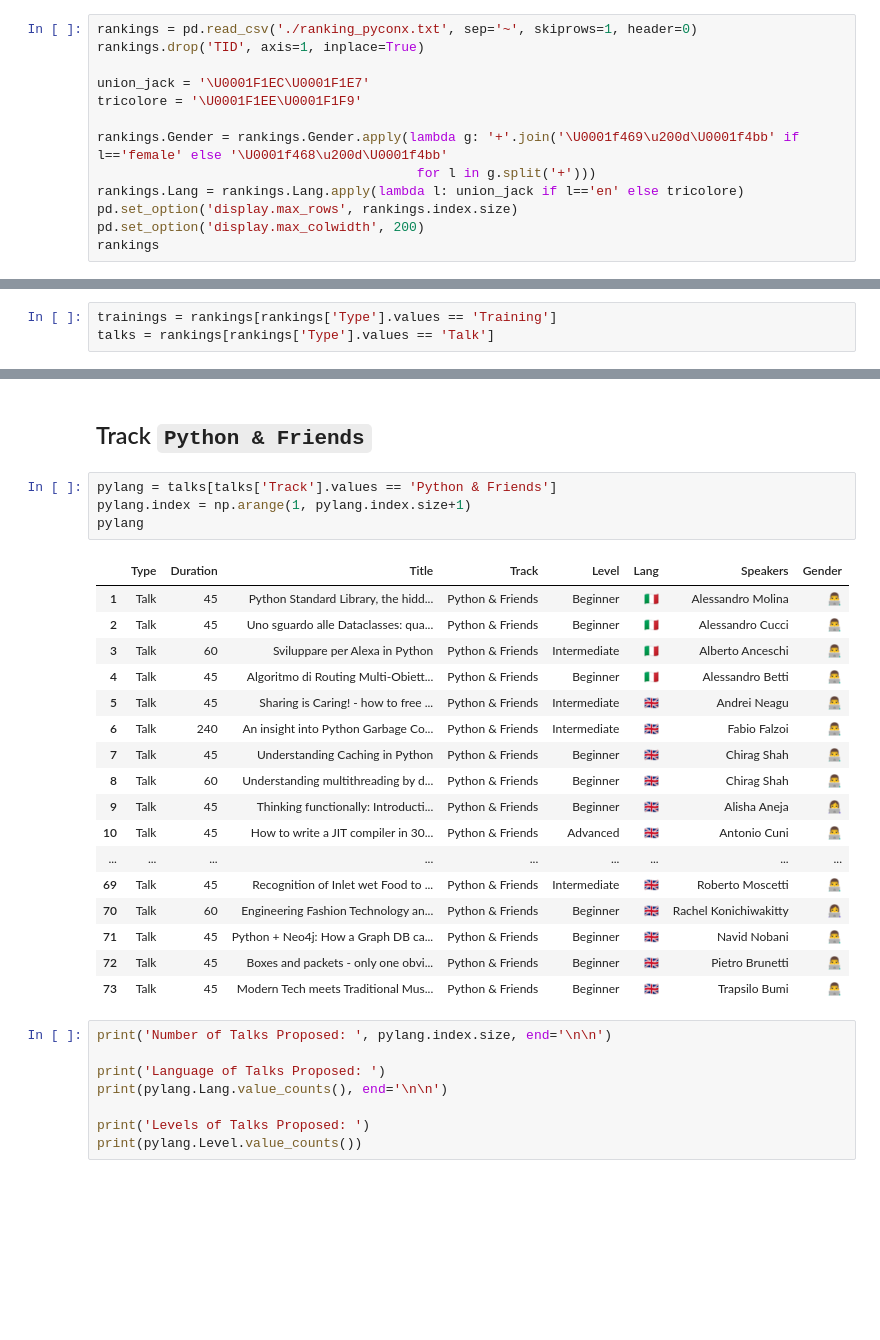
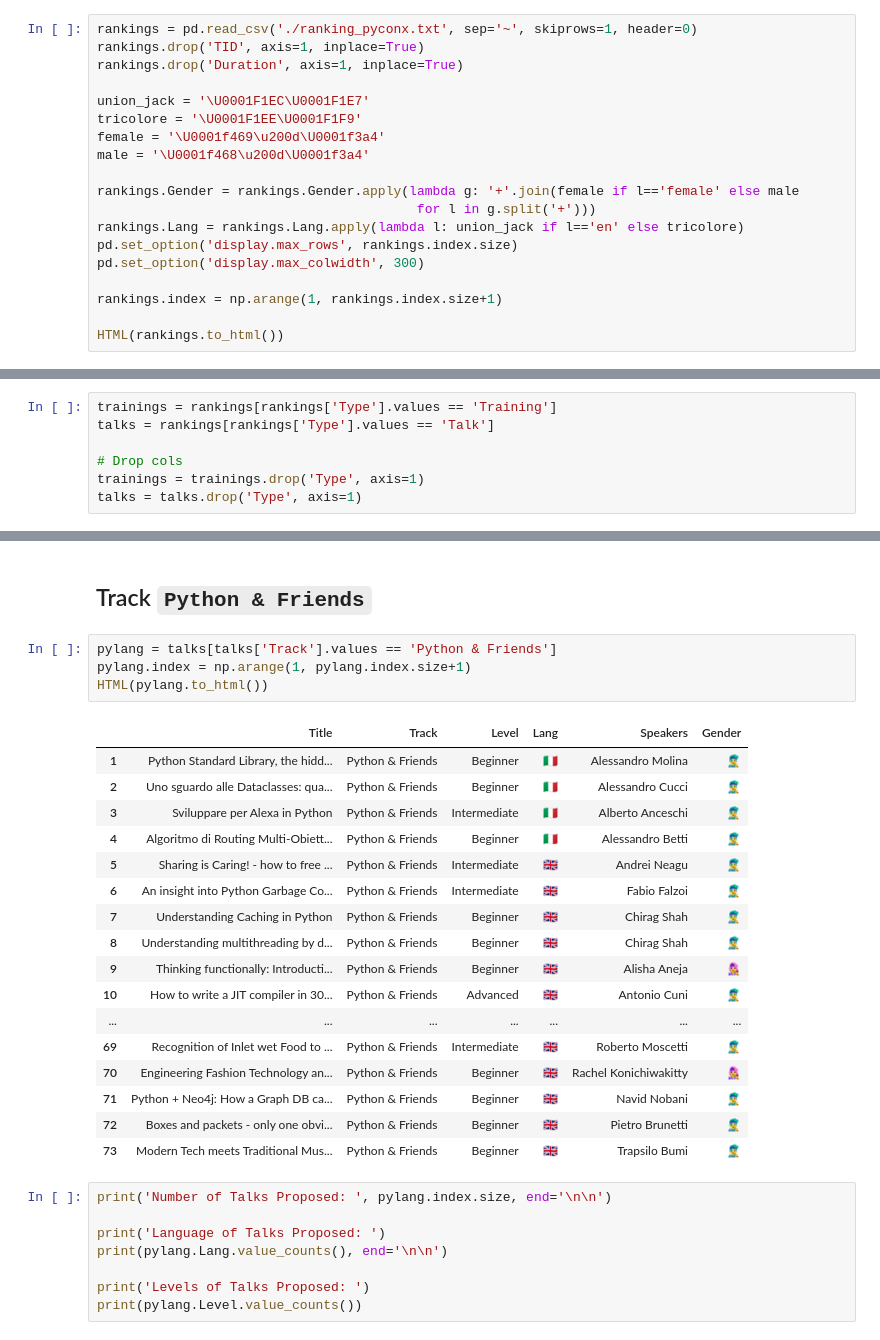
Before and after one commit to leriomaggio/pyconit-community-voting, a Jupyter notebook: Conference Talks Rankings.ipynb, the cells around one changed output, grey strips where cells are left out. Saved outputs shown, nothing was run; the diff lists cells and outputs as text; blank space fills up the shorter version.

```diff
--- a/Conference Talks Rankings.ipynb
+++ b/Conference Talks Rankings.ipynb
@@ -13,14 +14,20 @@ import numpy as np
 # %%
 rankings = pd.read_csv('./ranking_pyconx.txt', sep='~', skiprows=1, header=0)
 rankings.drop('TID', axis=1, inplace=True)
+rankings.drop('Duration', axis=1, inplace=True)
 
 union_jack = '\U0001F1EC\U0001F1E7'
 tricolore = '\U0001F1EE\U0001F1F9'
+female = '\U0001f469\u200d\U0001f3a4'
+male = '\U0001f468\u200d\U0001f3a4'
 
-rankings.Gender = rankings.Gender.apply(lambda g: '+'.join('\U0001f469\u200d\U0001f4bb' if l=='female' else '\U0001f468\u200d\U0001f4bb'
+rankings.Gender = rankings.Gender.apply(lambda g: '+'.join(female if l=='female' else male
                                          for l in g.split('+')))
 rankings.Lang = rankings.Lang.apply(lambda l: union_jack if l=='en' else tricolore)
 pd.set_option('display.max_rows', rankings.index.size)
-pd.set_option('display.max_colwidth', 200)
-rankings
+pd.set_option('display.max_colwidth', 300)
+
+rankings.index = np.arange(1, rankings.index.size+1)
+
+HTML(rankings.to_html())
 # %% [output]
@@ -44,6 +51,10 @@ rankings
 # %%
 trainings = rankings[rankings['Type'].values == 'Training']
 talks = rankings[rankings['Type'].values == 'Talk']
+
+# Drop cols
+trainings = trainings.drop('Type', axis=1)
+talks = talks.drop('Type', axis=1)
 # %% [markdown]
 <a name="stats"></a>
 # Stats
@@ -173,25 +185,25 @@ Name: Level, dtype: int64
 # %%
 pylang = talks[talks['Track'].values == 'Python & Friends']
 pylang.index = np.arange(1, pylang.index.size+1)
-pylang
+HTML(pylang.to_html())
 # %% [output]
-|  | Type | Duration | Title | Track | Level | Lang | Speakers | Gender |
-| 1 | Talk | 45 | Python Standard Library, the hidd... | Python & Friends | Beginner | 🇮🇹 | Alessandro Molina | 👨‍💻 |
-| 2 | Talk | 45 | Uno sguardo alle Dataclasses: qua... | Python & Friends | Beginner | 🇮🇹 | Alessandro Cucci | 👨‍💻 |
-| 3 | Talk | 60 | Sviluppare per Alexa in Python | Python & Friends | Intermediate | 🇮🇹 | Alberto Anceschi | 👨‍💻 |
-| 4 | Talk | 45 | Algoritmo di Routing Multi-Obiett... | Python & Friends | Beginner | 🇮🇹 | Alessandro Betti | 👨‍💻 |
-| 5 | Talk | 45 | Sharing is Caring! - how to free ... | Python & Friends | Intermediate | 🇬🇧 | Andrei Neagu | 👨‍💻 |
-| 6 | Talk | 240 | An insight into Python Garbage Co... | Python & Friends | Intermediate | 🇬🇧 | Fabio Falzoi | 👨‍💻 |
-| 7 | Talk | 45 | Understanding Caching in Python | Python & Friends | Beginner | 🇬🇧 | Chirag Shah | 👨‍💻 |
-| 8 | Talk | 60 | Understanding multithreading by d... | Python & Friends | Beginner | 🇬🇧 | Chirag Shah | 👨‍💻 |
-| 9 | Talk | 45 | Thinking functionally: Introducti... | Python & Friends | Beginner | 🇬🇧 | Alisha Aneja | 👩‍💻 |
-| 10 | Talk | 45 | How to write a JIT compiler in 30... | Python & Friends | Advanced | 🇬🇧 | Antonio Cuni | 👨‍💻 |
-| ... | ... | ... | ... | ... | ... | ... | ... | ... |
-| 69 | Talk | 45 | Recognition of Inlet wet Food to ... | Python & Friends | Intermediate | 🇬🇧 | Roberto Moscetti | 👨‍💻 |
-| 70 | Talk | 60 | Engineering Fashion Technology an... | Python & Friends | Beginner | 🇬🇧 | Rachel Konichiwakitty | 👩‍💻 |
-| 71 | Talk | 45 | Python + Neo4j: How a Graph DB ca... | Python & Friends | Beginner | 🇬🇧 | Navid Nobani | 👨‍💻 |
-| 72 | Talk | 45 | Boxes and packets - only one obvi... | Python & Friends | Beginner | 🇬🇧 | Pietro Brunetti | 👨‍💻 |
-| 73 | Talk | 45 | Modern Tech meets Traditional Mus... | Python & Friends | Beginner | 🇬🇧 | Trapsilo Bumi | 👨‍💻 |
+|  | Title | Track | Level | Lang | Speakers | Gender |
+| 1 | Python Standard Library, the hidd... | Python & Friends | Beginner | 🇮🇹 | Alessandro Molina | 👨‍🎤 |
+| 2 | Uno sguardo alle Dataclasses: qua... | Python & Friends | Beginner | 🇮🇹 | Alessandro Cucci | 👨‍🎤 |
+| 3 | Sviluppare per Alexa in Python | Python & Friends | Intermediate | 🇮🇹 | Alberto Anceschi | 👨‍🎤 |
+| 4 | Algoritmo di Routing Multi-Obiett... | Python & Friends | Beginner | 🇮🇹 | Alessandro Betti | 👨‍🎤 |
+| 5 | Sharing is Caring! - how to free ... | Python & Friends | Intermediate | 🇬🇧 | Andrei Neagu | 👨‍🎤 |
+| 6 | An insight into Python Garbage Co... | Python & Friends | Intermediate | 🇬🇧 | Fabio Falzoi | 👨‍🎤 |
+| 7 | Understanding Caching in Python | Python & Friends | Beginner | 🇬🇧 | Chirag Shah | 👨‍🎤 |
+| 8 | Understanding multithreading by d... | Python & Friends | Beginner | 🇬🇧 | Chirag Shah | 👨‍🎤 |
+| 9 | Thinking functionally: Introducti... | Python & Friends | Beginner | 🇬🇧 | Alisha Aneja | 👩‍🎤 |
+| 10 | How to write a JIT compiler in 30... | Python & Friends | Advanced | 🇬🇧 | Antonio Cuni | 👨‍🎤 |
+| ... | ... | ... | ... | ... | ... | ... |
+| 69 | Recognition of Inlet wet Food to ... | Python & Friends | Intermediate | 🇬🇧 | Roberto Moscetti | 👨‍🎤 |
+| 70 | Engineering Fashion Technology an... | Python & Friends | Beginner | 🇬🇧 | Rachel Konichiwakitty | 👩‍🎤 |
+| 71 | Python + Neo4j: How a Graph DB ca... | Python & Friends | Beginner | 🇬🇧 | Navid Nobani | 👨‍🎤 |
+| 72 | Boxes and packets - only one obvi... | Python & Friends | Beginner | 🇬🇧 | Pietro Brunetti | 👨‍🎤 |
+| 73 | Modern Tech meets Traditional Mus... | Python & Friends | Beginner | 🇬🇧 | Trapsilo Bumi | 👨‍🎤 |
 # %%
 print('Number of Talks Proposed: ', pylang.index.size, end='\n\n')
 
```
Also changed, not shown: parts of 10 cells of this notebook, 1 other file.
